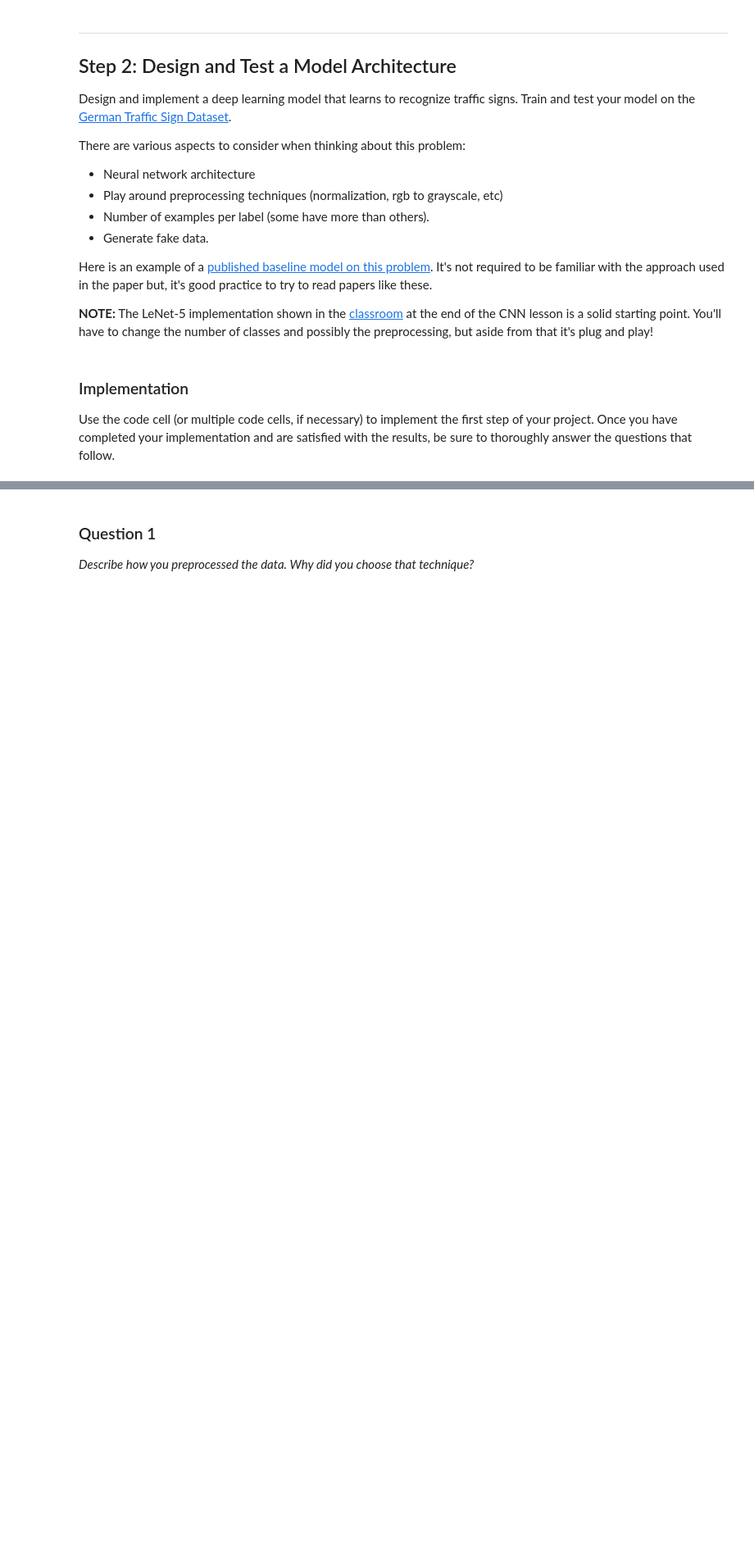
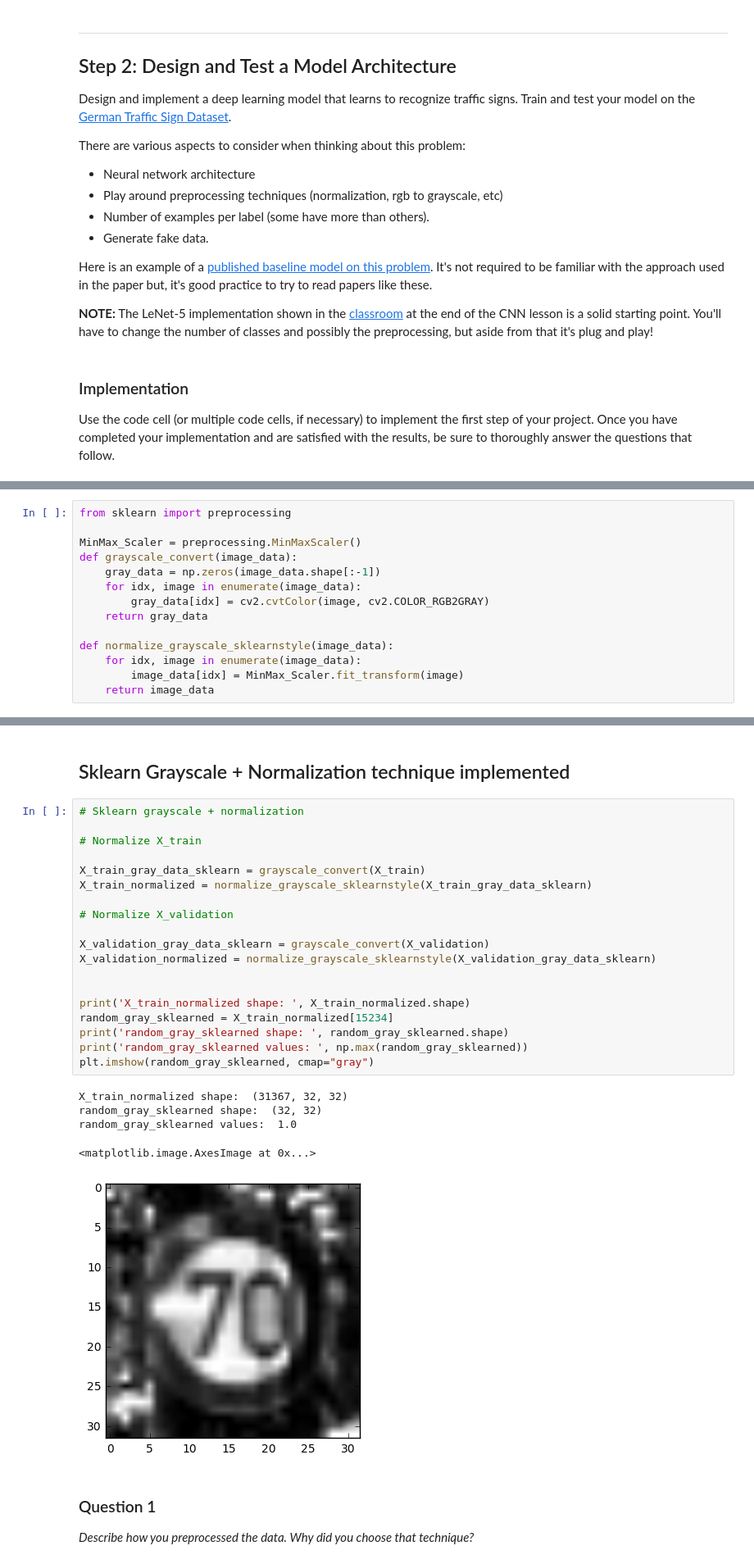
Before and after one commit to JonathanCMitchell/CarND-Traffic-Sign-Classifier-Project, a Jupyter notebook: Traffic_Sign_Classifier.ipynb, the cells around one changed output, grey strips where cells are left out. Shown: that part at 82% size. Drawn from its saved outputs; the diff is of its cells as text; blank space fills up the shorter version.

```diff
--- a/Traffic_Sign_Classifier.ipynb
+++ b/Traffic_Sign_Classifier.ipynb
@@ -156,0 +203,14 @@ X_train, y_train = shuffle(X_train, y_train)
+# %%
+from sklearn import preprocessing
+
+MinMax_Scaler = preprocessing.MinMaxScaler()
+def grayscale_convert(image_data):
+    gray_data = np.zeros(image_data.shape[:-1])
+    for idx, image in enumerate(image_data):
+        gray_data[idx] = cv2.cvtColor(image, cv2.COLOR_RGB2GRAY)
+    return gray_data
+
+def normalize_grayscale_sklearnstyle(image_data):
+    for idx, image in enumerate(image_data):
+        image_data[idx] = MinMax_Scaler.fit_transform(image)
+    return image_data
@@ -157,3 +232,30 @@ X_train, y_train = shuffle(X_train, y_train)
+# %% [markdown]
+## Sklearn Grayscale + Normalization technique implemented
+# %%
+# Sklearn grayscale + normalization
+
+# Normalize X_train
+
+X_train_gray_data_sklearn = grayscale_convert(X_train)
+X_train_normalized = normalize_grayscale_sklearnstyle(X_train_gray_data_sklearn)
+
+# Normalize X_validation
+
+X_validation_gray_data_sklearn = grayscale_convert(X_validation)
+X_validation_normalized = normalize_grayscale_sklearnstyle(X_validation_gray_data_sklearn)
+
+
+print('X_train_normalized shape: ', X_train_normalized.shape)
+random_gray_sklearned = X_train_normalized[15234]
+print('random_gray_sklearned shape: ', random_gray_sklearned.shape)
+print('random_gray_sklearned values: ', np.max(random_gray_sklearned))
+plt.imshow(random_gray_sklearned, cmap="gray")
+# %% [output]
+X_train_normalized shape:  (31367, 32, 32)
+random_gray_sklearned shape:  (32, 32)
+random_gray_sklearned values:  1.0
+<matplotlib.image.AxesImage at 0x...>
+[figure, added]
 # %% [markdown]
 ### Question 1
 
```
Also changed, not shown: parts of 17 cells of this notebook.
